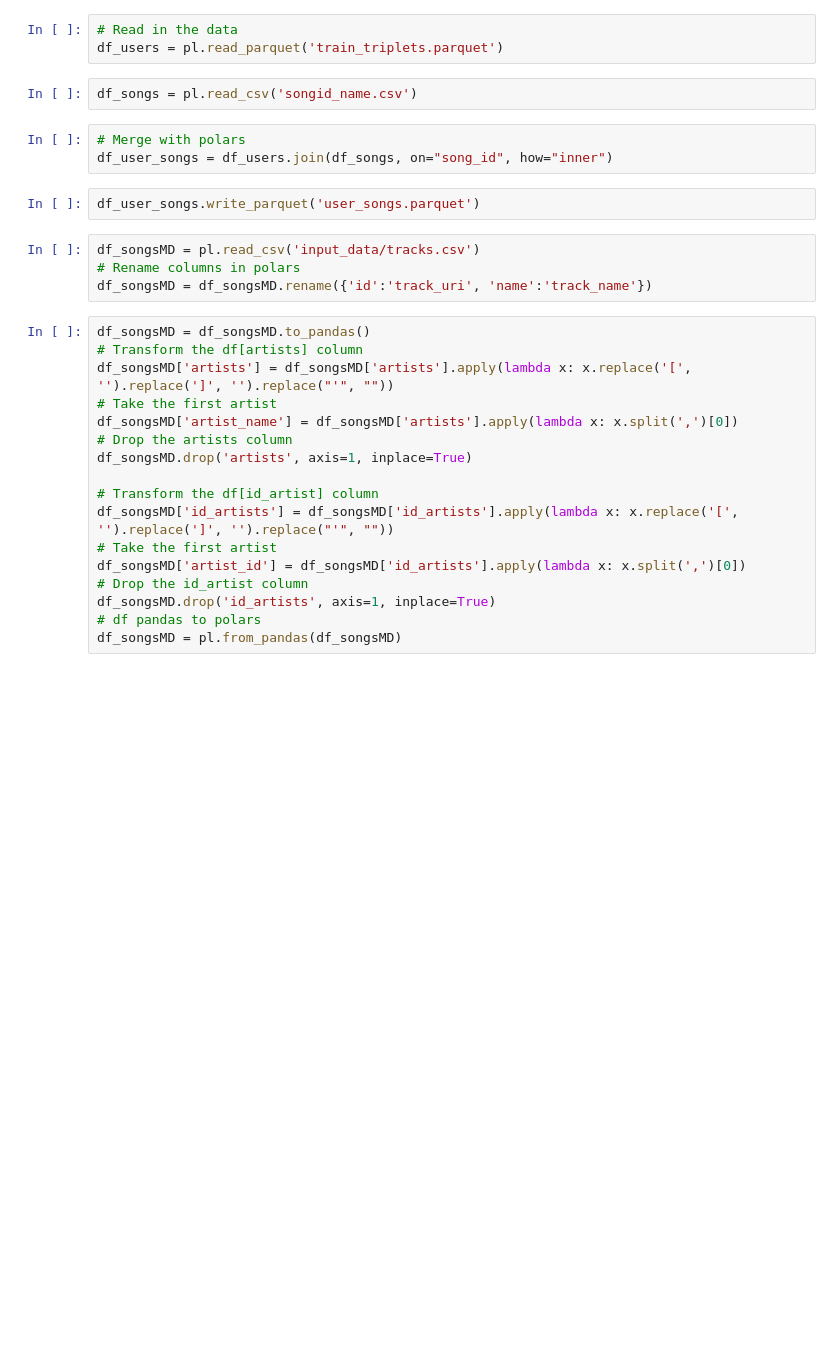
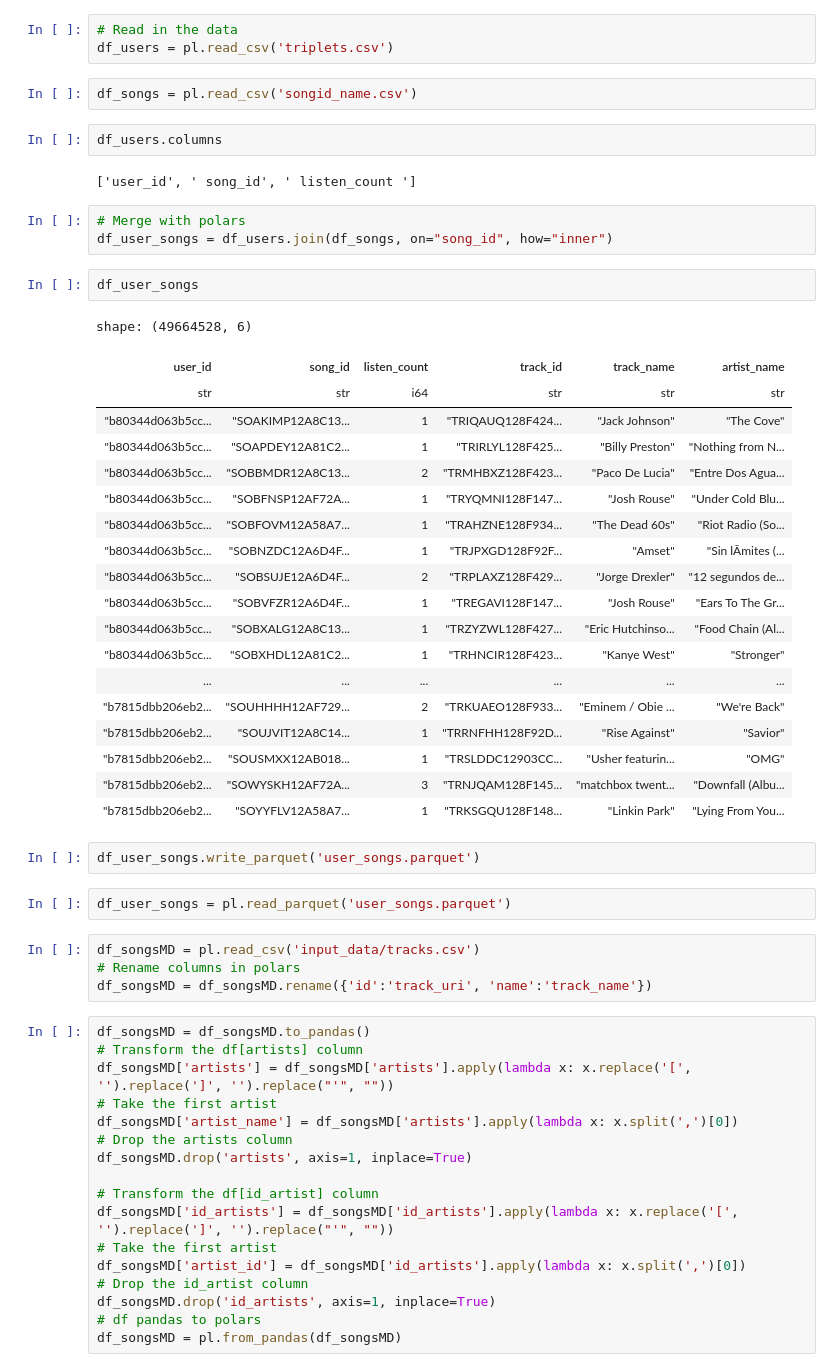
Before and after one commit to Music-Recommendation-Engine-Project/Music-Recommendation-Engine, a Jupyter notebook: ETL_users_songs.ipynb, the cells around one changed output. Saved outputs shown, nothing was run; the diff lists cells and outputs as text; blank space fills up the shorter version.

```diff
--- a/ETL_users_songs.ipynb
+++ b/ETL_users_songs.ipynb
@@ -53,14 +60,42 @@ with open(path, 'r', encoding='utf-8') as f:
             f1.write(line.replace('<SEP>', ','))
 # %%
 # Read in the data
-df_users = pl.read_parquet('train_triplets.parquet')
+df_users = pl.read_csv('triplets.csv')
 # %%
 df_songs = pl.read_csv('songid_name.csv')
+# %%
+df_users.columns
+# %% [output]
+['user_id', ' song_id', ' listen_count ']
 # %%
 # Merge with polars
 df_user_songs = df_users.join(df_songs, on="song_id", how="inner")
+# %%
+df_user_songs
+# %% [output]
+shape: (49664528, 6)
+| user_id | song_id | listen_count | track_id | track_name | artist_name |
+| str | str | i64 | str | str | str |
+| "b80344d063b5cc... | "SOAKIMP12A8C13... | 1 | "TRIQAUQ128F424... | "Jack Johnson" | "The Cove" |
+| "b80344d063b5cc... | "SOAPDEY12A81C2... | 1 | "TRIRLYL128F425... | "Billy Preston" | "Nothing from N... |
+| "b80344d063b5cc... | "SOBBMDR12A8C13... | 2 | "TRMHBXZ128F423... | "Paco De Lucia" | "Entre Dos Agua... |
+| "b80344d063b5cc... | "SOBFNSP12AF72A... | 1 | "TRYQMNI128F147... | "Josh Rouse" | "Under Cold Blu... |
+| "b80344d063b5cc... | "SOBFOVM12A58A7... | 1 | "TRAHZNE128F934... | "The Dead 60s" | "Riot Radio (So... |
+| "b80344d063b5cc... | "SOBNZDC12A6D4F... | 1 | "TRJPXGD128F92F... | "Amset" | "Sin lÃ­mites (... |
+| "b80344d063b5cc... | "SOBSUJE12A6D4F... | 2 | "TRPLAXZ128F429... | "Jorge Drexler" | "12 segundos de... |
+| "b80344d063b5cc... | "SOBVFZR12A6D4F... | 1 | "TREGAVI128F147... | "Josh Rouse" | "Ears To The Gr... |
+| "b80344d063b5cc... | "SOBXALG12A8C13... | 1 | "TRZYZWL128F427... | "Eric Hutchinso... | "Food Chain (Al... |
+| "b80344d063b5cc... | "SOBXHDL12A81C2... | 1 | "TRHNCIR128F423... | "Kanye West" | "Stronger" |
+| ... | ... | ... | ... | ... | ... |
+| "b7815dbb206eb2... | "SOUHHHH12AF729... | 2 | "TRKUAEO128F933... | "Eminem / Obie ... | "We're Back" |
+| "b7815dbb206eb2... | "SOUJVIT12A8C14... | 1 | "TRRNFHH128F92D... | "Rise Against" | "Savior" |
+| "b7815dbb206eb2... | "SOUSMXX12AB018... | 1 | "TRSLDDC12903CC... | "Usher featurin... | "OMG" |
+| "b7815dbb206eb2... | "SOWYSKH12AF72A... | 3 | "TRNJQAM128F145... | "matchbox twent... | "Downfall (Albu... |
+| "b7815dbb206eb2... | "SOYYFLV12A58A7... | 1 | "TRKSGQU128F148... | "Linkin Park" | "Lying From You... |
 # %%
 df_user_songs.write_parquet('user_songs.parquet')
+# %%
+df_user_songs = pl.read_parquet('user_songs.parquet')
 # %%
 df_songsMD = pl.read_csv('input_data/tracks.csv')
 # Rename columns in polars
```
Also changed, not shown: parts of 15 cells of this notebook.
